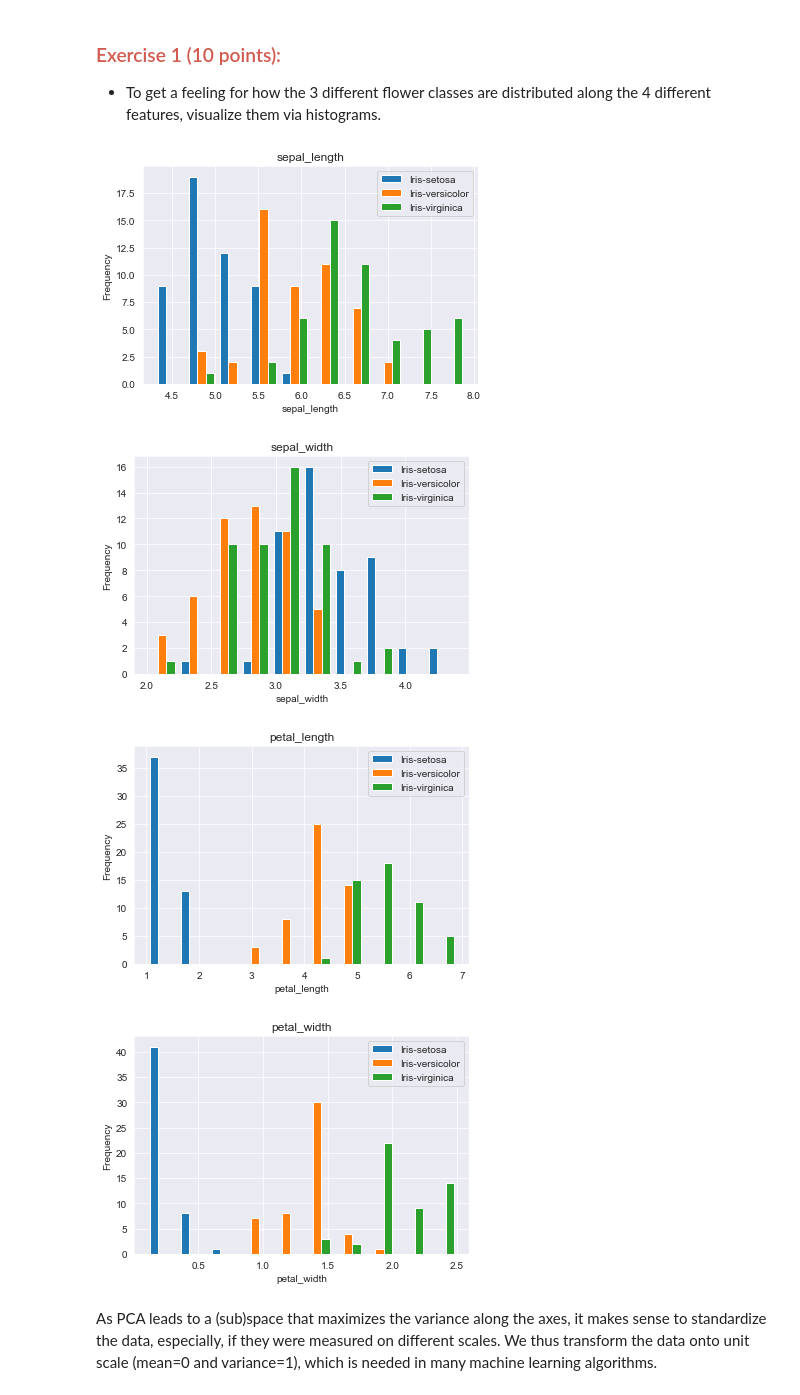
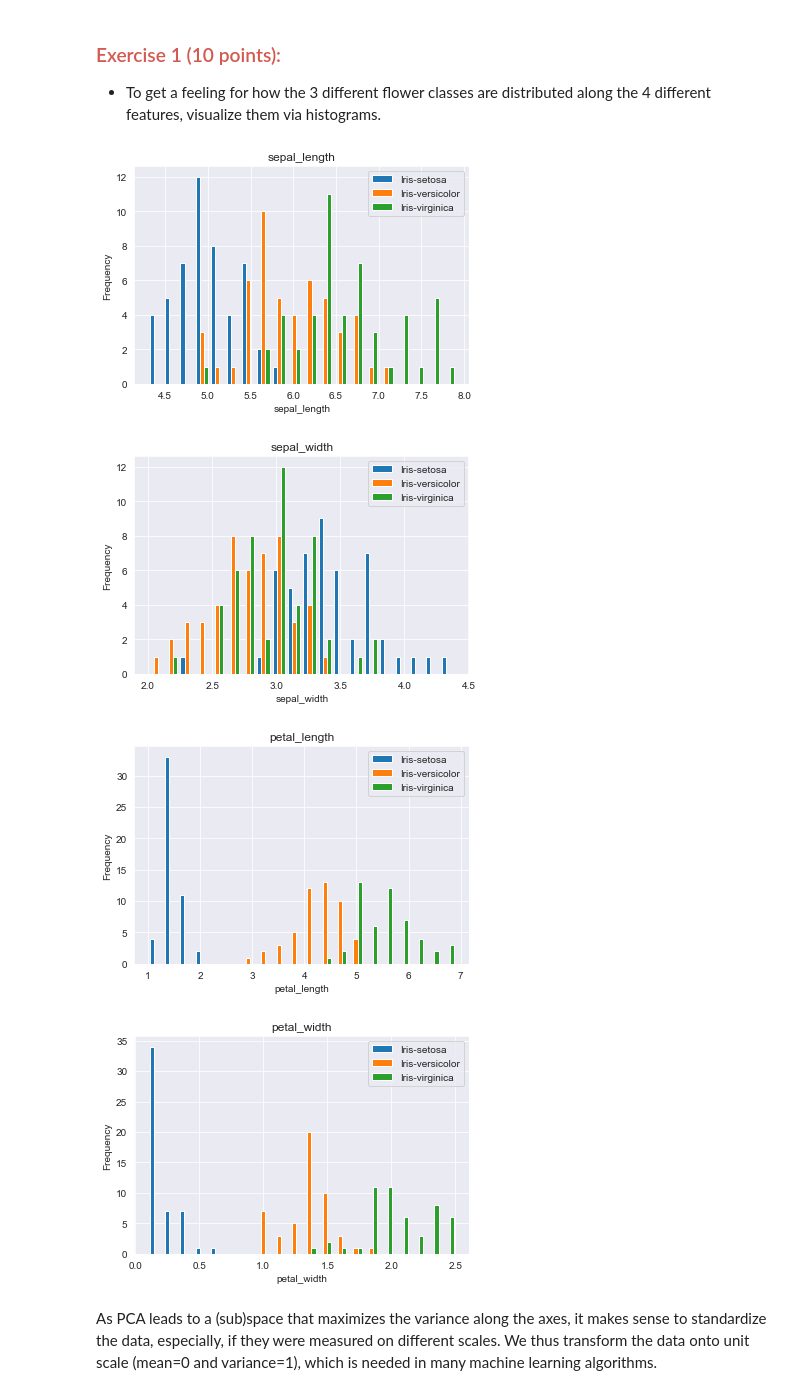
Before and after one commit to RobertWagner2401/Machine_Learning_Unsupervised_Techniques_UE, a Jupyter notebook: Assignment 02b/Assignment_2b.ipynb, the cells around one changed output. Saved outputs shown, nothing was run; the diff lists cells and outputs as text; code cells hidden in the pictures.

```diff
--- a/Assignment 02b/Assignment_2b.ipynb
+++ b/Assignment 02b/Assignment_2b.ipynb
@@ -51,21 +51,21 @@ Our iris dataset is now an $n \times d=150 \times 4$ matrix $\mathbf{X}$, where
 # %%
 ########## YOUR SOLUTION HERE ##########
 for i in df.columns[:4]:
     a = df[i][df['class'] == 'Iris-setosa']
     b = df[i][df['class'] == 'Iris-versicolor']
     c = df[i][df['class'] == 'Iris-virginica']
 
-    plt.hist([a,b,c],label=['Iris-setosa','Iris-versicolor', 'Iris-virginica'])
+    plt.hist([a,b,c], bins=20, label=['Iris-setosa','Iris-versicolor', 'Iris-virginica'])
     plt.legend(loc='upper right')
     plt.title(i)
     plt.xlabel(i)
     plt.ylabel("Frequency")
     plt.show()
 # %% [output]
-[figure, old version]
+[figure, new version]
-[figure, old version]
+[figure, new version]
-[figure, old version]
+[figure, new version]
-[figure, old version]
+[figure, new version]
 # %% [markdown]
 As PCA leads to a (sub)space that maximizes the variance along the axes, it makes sense to standardize the data, especially, if they were measured on different scales. We thus transform the data onto unit scale (mean=0 and variance=1), which is needed in many machine learning algorithms.
 # %%
```
Also changed, not shown: parts of 5 cells of this notebook, 4 other files.
